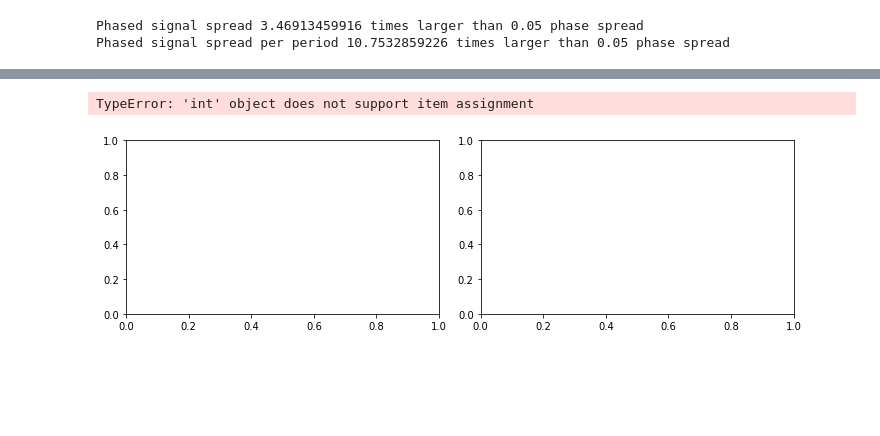
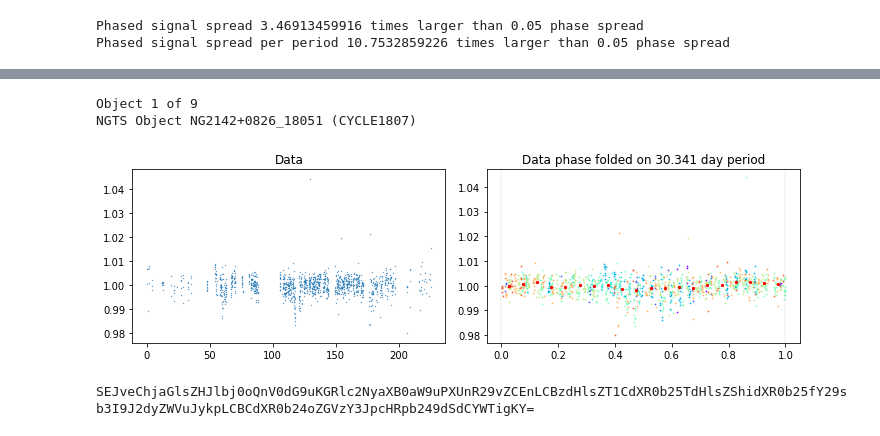
Before and after one commit to joshbriegal/sacf, a Jupyter notebook: example/hpc/Signal Significance Ratios.ipynb, the cells around one changed output, grey strips where cells are left out. Drawn from its saved outputs; the diff is of its cells as text; code cells hidden in the pictures; blank space fills up the shorter version.

```diff
--- a/example/hpc/Signal Significance Ratios.ipynb
+++ b/example/hpc/Signal Significance Ratios.ipynb
@@ -146,6 +184,8 @@ print '{} objects found'.format(len(obj_ids))
 # %%
 # first_obj = np.random.randint(0, len(obj_ids)-1)
 # long_periods = {FIELDNAME: list(obj_ids[np.arange(first_obj, min(first_obj + 100, len(obj_ids)-1), 1)])}
-long_periods = {FIELDNAME: pdics[FIELDNAME].keys()}
+long_periods = {}
+for fieldname in FIELDNAMES:
+    long_periods[fieldname] = pdics[fieldname].keys()
 print long_periods
 # %% [output]
@@ -196,6 +236,9 @@ new_moon_epoch = 739.1143560680686
+# %%
+new_moon_epoch = 944.9544317343119
 # %%
-ratios = []
+ratios = {}
 for fieldname, field in fields.iteritems():
+    ratios[fieldname] = []
     n = 0
     for obj in field:
 #         if obj.obj not in cool_objs:
@@ -270,7 +313,7 @@ for fieldname, field in fields.iteritems():
 #         print 'Phased signal spread per period {} times larger than 0.05 phase spread'.format(phased_signal_spread_ratio)
 
 
-        ratios.append((obj.obj, signal_spread_ratio, phase_spread_ratio, phased_signal_spread_ratio))
+        ratios[fieldname].append((obj.obj, signal_spread_ratio, phase_spread_ratio, phased_signal_spread_ratio))
 
 #         if signal_spread_ratio > 2.5 and phase_spread_ratio > 1.4 and :
 #             print "###### OBJECT OK ######"
@@ -302,8 +419,10 @@ plt.show()
 # %%
-for obj_id, s in sums:
-    if s >0:
+for obj_id, ra, rb, rc in ratios:
+    if obj_id == 2045:
         obj = field[obj_id]
+        print '*******'
         print obj
+        print 'Prediction: {}'.format(clf.predict([[ra, rb, rc]]))
         t = obj.timeseries_binned
         f = obj.flux_binned
         p = obj.periods[0]
@@ -312,7 +431,6 @@ for obj_id, s in sums:
         fig, (ax1, ax2) = plt.subplots(2, 1, figsize=(5,5))
         ax1.scatter(t-t[0], f, s=0.1)
         ax1.set_title('Data'.format(p))
-        ax2.scatter(phase_app, data_app, s=0.1)
         ax2.scatter(binned_phase_app, binned_data_app, s=5, c='r')
         ax2.axvline(x=0, lw=0.1, c='k', ls='--')
         ax2.axvline(x=1, lw=0.1, c='k', ls='--')
@@ -381,7 +556,7 @@ plt.show()
 # %%
 import ipywidgets as widgets
 from IPython.display import display, clear_output
-# good_objs = {}
+good_objs = {}
 objs = field.objects.keys()
 
 buttony = widgets.Button(description="Good!")
@@ -434,6 +609,10 @@ def next_plot(v=None, first=False, exit=False):
     global button_press
     global i
     clear_output()
+    if objs[i] in good_objs_bak:
+#         good_objs[i] = good_objs_bak[objs[i]]
+        print 'Previous result was:', good_objs_bak[objs[i]]
+#         next_plot(good_objs_bak[objs[i-1]])
     fig, (ax1, ax2) = plt.subplots(1, 2, figsize=(10,3))
     fig.tight_layout()
     if not first:
@@ -441,34 +620,50 @@ def next_plot(v=None, first=False, exit=False):
     try:
         obj = field[objs[i]]
     except IndexError:
         print 'nope'
         return
     else:
 #         ax1.clear()
 #         ax2.clear()
+        print 'Object {} of {}'.format(i+1, field.num_objects)
         print obj
         t = obj.timeseries_binned
         f = obj.flux_binned
-        p = obj.periods[0]
+        p = obj.cleaned_refined_periods[0]
         phase_app, data_app = utils.append_to_phase(utils.create_phase(t, p, new_moon_epoch), f, 0)
         binned_phase_app, binned_data_app = utils.bin_phase_curve(phase_app, data_app)
 
         ax1.scatter(t-t[0], f, s=0.1)
         ax1.set_title('Data'.format(p))
-        ax2.scatter(phase_app, data_app, s=0.1)
+        ndata = len(phase_app)
+        idx = [i2 for i2 in range(1,ndata) if phase_app[i2]<phase_app[i2-1] ]
+        idx.append(ndata-1)
+        nidx = len(idx)
+        colours = mpl.cm.rainbow(np.r_[0:1:nidx*1j])
+        phases, fs = [], []
+        j=0
+        for k,i2 in enumerate(idx):
+            phases.append( np.array(phase_app[j:i2]) )
+            fs.append( np.array(f[j:i2]) )
+            ax2.scatter(phases[k], fs[k], marker='o', s=0.5, c=colours[k])
+            j=i2
         ax2.scatter(binned_phase_app, binned_data_app, s=5, c='r')
         ax2.axvline(x=0, lw=0.1, c='k', ls='--')
         ax2.axvline(x=1, lw=0.1, c='k', ls='--')
         ax2.set_title('Data phase folded on {} day period'.format(p))
+#         prange = max(binned_data_app) - min(binned_data_app)
+#         ax2.set_ylim([np.median(data_app)-2*prange, np.median(data_app)+2*prange])
         plt.show()
         if exit:
             return
         else:
             display(bb)
             i += 1
 
 next_plot(first=True)
 # while i < field.num_objects:
 # %% [output]
-TypeError: 'int' object does not support item assignment
+Object 1 of 9
+NGTS Object NG2142+0826_18051 (CYCLE1807)
-[figure, old version]
+[figure, new version]
+SEJveChjaGlsZHJlbj0oQnV0dG9uKGRlc2NyaXB0aW9uPXUnR29vZCEnLCBzdHlsZT1CdXR0b25TdHlsZShidXR0b25fY29sb3I9J2dyZWVuJykpLCBCdXR0b24oZGVzY3JpcHRpb249dSdCYWTigKY=
```
Also changed, not shown: parts of 78 cells of this notebook, 24 other files.
